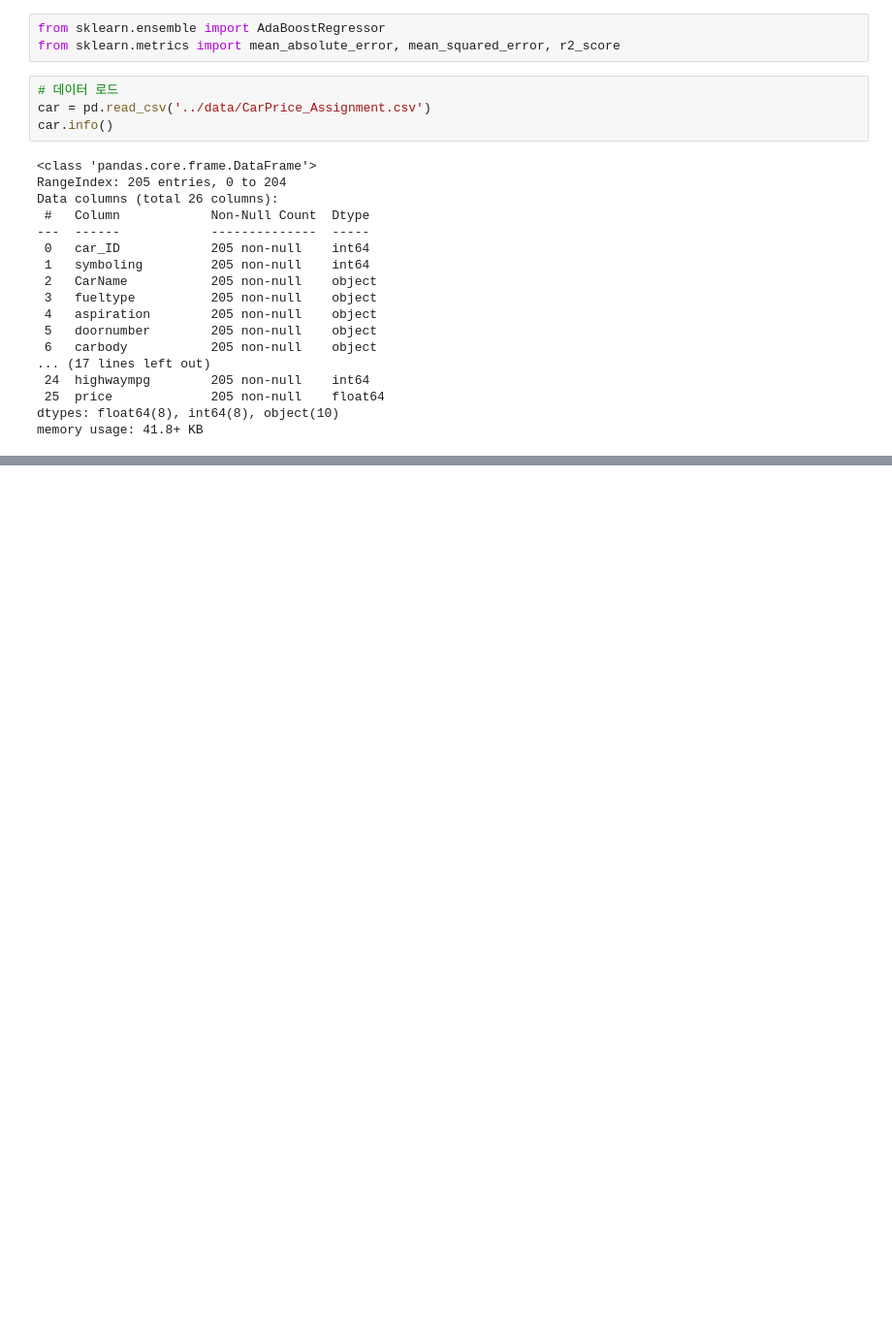
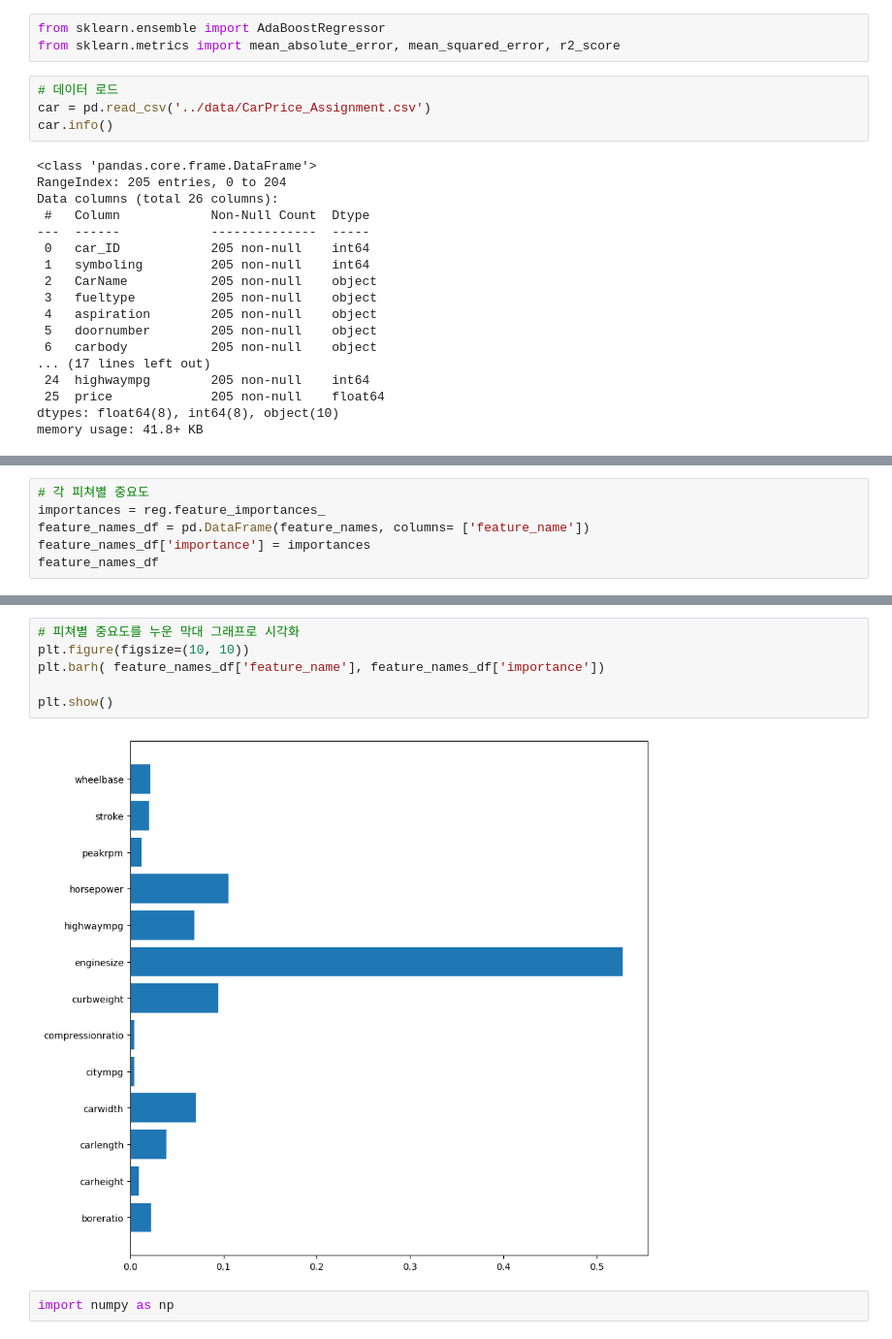
Before and after one commit to 1124apm/Multicam_2025, a Jupyter notebook: 250930/01_부스팅_보와나ㅏㅏ.ipynb, the cells around one changed output, grey strips where cells are left out. Shown at 97% size. Drawn from its saved outputs; the diff is of its cells as text; blank space fills up the shorter version.

```diff
--- a/250930/01_부스팅_보와나ㅏㅏ.ipynb
+++ b/250930/01_부스팅_보와나ㅏㅏ.ipynb
@@ -474,0 +587,6 @@ True
+# %%
+# 각 피쳐별 중요도
+importances = reg.feature_importances_
+feature_names_df = pd.DataFrame(feature_names, columns= ['feature_name'])
+feature_names_df['importance'] = importances
+feature_names_df
@@ -474,0 +608,10 @@ True
+# %%
+# 피쳐별 중요도를 누운 막대 그래프로 시각화
+plt.figure(figsize=(10, 10))
+plt.barh( feature_names_df['feature_name'], feature_names_df['importance'])
+
+plt.show()
+# %% [output]
+[figure, added]
+# %%
+import numpy as np
```
Also changed, not shown: parts of 15 cells of this notebook, 5 other files.
